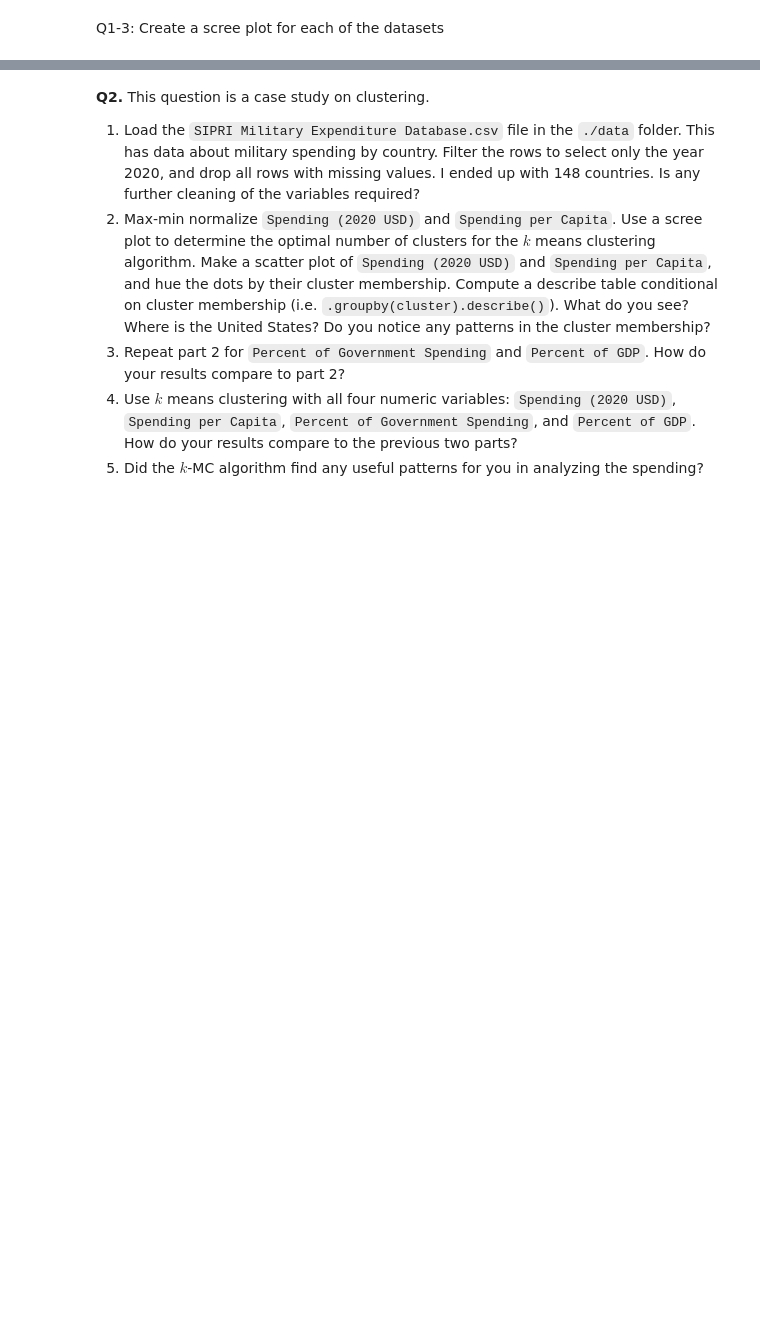
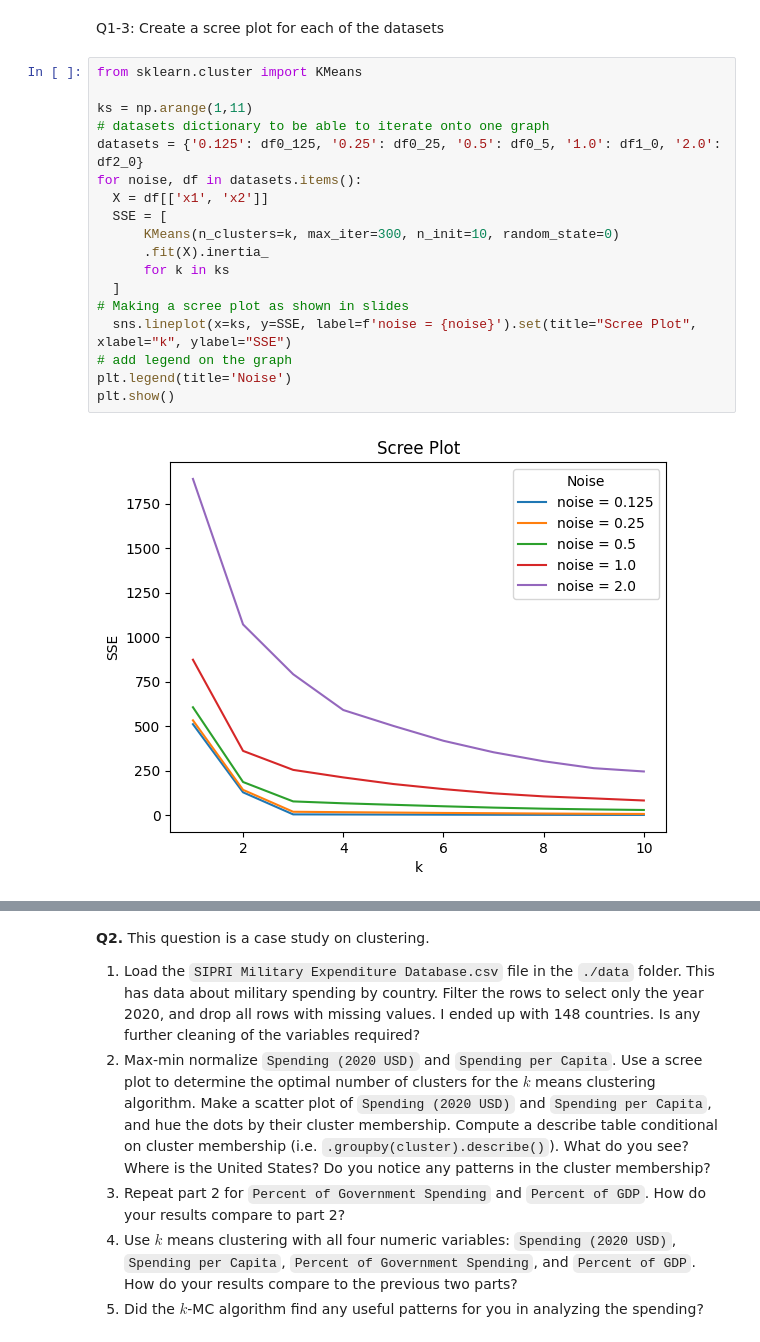
Before and after one commit to derekhatherley/A04-clustering, a Jupyter notebook: A4_notebook.ipynb, the cells around one changed output, grey strips where cells are left out. Drawn from its saved outputs; the diff is of its cells as text; blank space fills up the shorter version.

```diff
--- a/A4_notebook.ipynb
+++ b/A4_notebook.ipynb
@@ -91,3 +93,23 @@ plt.show()
 [figure]
 # %% [markdown]
 Q1-3: Create a scree plot for each of the datasets
+# %%
+from sklearn.cluster import KMeans
+
+ks = np.arange(1,11)
+# datasets dictionary to be able to iterate onto one graph
+datasets = {'0.125': df0_125, '0.25': df0_25, '0.5': df0_5, '1.0': df1_0, '2.0': df2_0}
+for noise, df in datasets.items():
+  X = df[['x1', 'x2']]
+  SSE = [
+      KMeans(n_clusters=k, max_iter=300, n_init=10, random_state=0)
+      .fit(X).inertia_
+      for k in ks
+  ]
+# Making a scree plot as shown in slides
+  sns.lineplot(x=ks, y=SSE, label=f'noise = {noise}').set(title="Scree Plot", xlabel="k", ylabel="SSE")
+# add legend on the graph
+plt.legend(title='Noise')
+plt.show()
+# %% [output]
+[figure, added]
```
Also changed, not shown: parts of 14 cells of this notebook.
